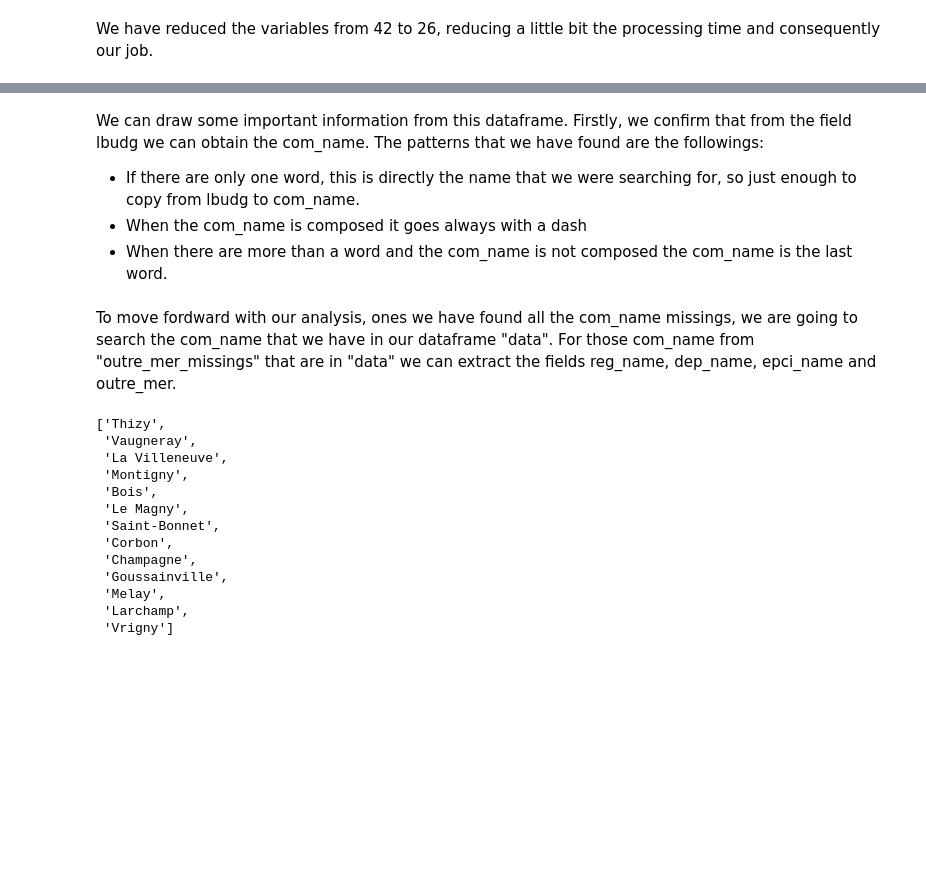
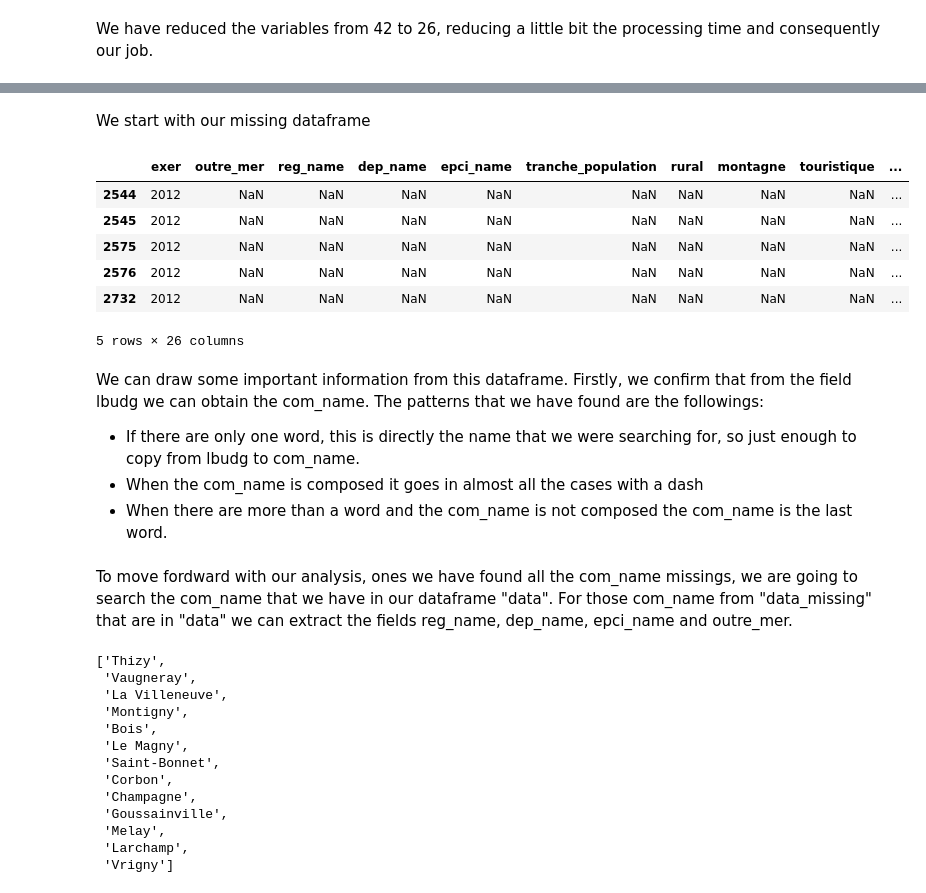
Before and after one commit to Cristina2017/Analysis-comptes-des-communes, a Jupyter notebook: notebooks/comptes des communes.ipynb, the cells around one changed output, grey strips where cells are left out. Cells and saved outputs as stored; diff of their text form; code cells hidden in the pictures; blank space fills up the shorter version.

```diff
--- a/notebooks/comptes des communes.ipynb
+++ b/notebooks/comptes des communes.ipynb
@@ -121,7 +156,6 @@ Hence, we are going to create a dataframe filtering by outre_mer missing data
 # %%
-outre_mer_missings = data['outre_mer'].isnull()
-outre_mer_missings = pd.DataFrame(outre_mer_missings)
-om = outre_mer_missings[outre_mer_missings['outre_mer']==True]
+data_missing= data['outre_mer'].isnull()
+data_missing = pd.DataFrame(data_missing)
+om = data_missing[data_missing['outre_mer']==True]
 indice = om.index
-outre_mer_missings = data.iloc[indice]
-outre_mer_missings
+data_missing = data.iloc[indice]
@@ -142,8 +174,20 @@ outre_mer_missings
+# %% [markdown]
+We start with our missing dataframe
+# %%
+data_missing.head()
+# %% [output]
+|  | exer | outre_mer | reg_name | dep_name | epci_name | tranche_population | rural | montagne | touristique | ... |
+| 2544 | 2012 | NaN | NaN | NaN | NaN | NaN | NaN | NaN | NaN | ... |
+| 2545 | 2012 | NaN | NaN | NaN | NaN | NaN | NaN | NaN | NaN | ... |
+| 2575 | 2012 | NaN | NaN | NaN | NaN | NaN | NaN | NaN | NaN | ... |
+| 2576 | 2012 | NaN | NaN | NaN | NaN | NaN | NaN | NaN | NaN | ... |
+| 2732 | 2012 | NaN | NaN | NaN | NaN | NaN | NaN | NaN | NaN | ... |
+5 rows × 26 columns
 # %% [markdown]
 We can draw some important information from this dataframe.
 Firstly, we confirm that from the field lbudg we can obtain the com_name. The patterns that we have found are the followings:
 - If there are only one word, this is directly the name that we were searching for, so just enough to copy from lbudg to com_name.
-- When the com_name is composed it goes always with a dash
+- When the com_name is composed it goes in almost all the cases with a dash
 - When there are more than a word and the com_name is not composed the com_name is the last word.
 # %%
 import re
@@ -214,3 +258,3 @@ for i, row in outre_mer_missings.iterrows():
 # %% [markdown]
-To move fordward with our analysis, ones we have found all the com_name missings, we are going to search the com_name that we have in our dataframe "data". For those com_name from "outre_mer_missings" that are in "data" we can extract the fields reg_name, dep_name, epci_name and outre_mer.
+To move fordward with our analysis, ones we have found all the com_name missings, we are going to search the com_name that we have in our dataframe "data". For those com_name from "data_missing" that are in "data" we can extract the fields reg_name, dep_name, epci_name and outre_mer.
 # %%
```
Also changed, not shown: parts of 41 cells of this notebook.
